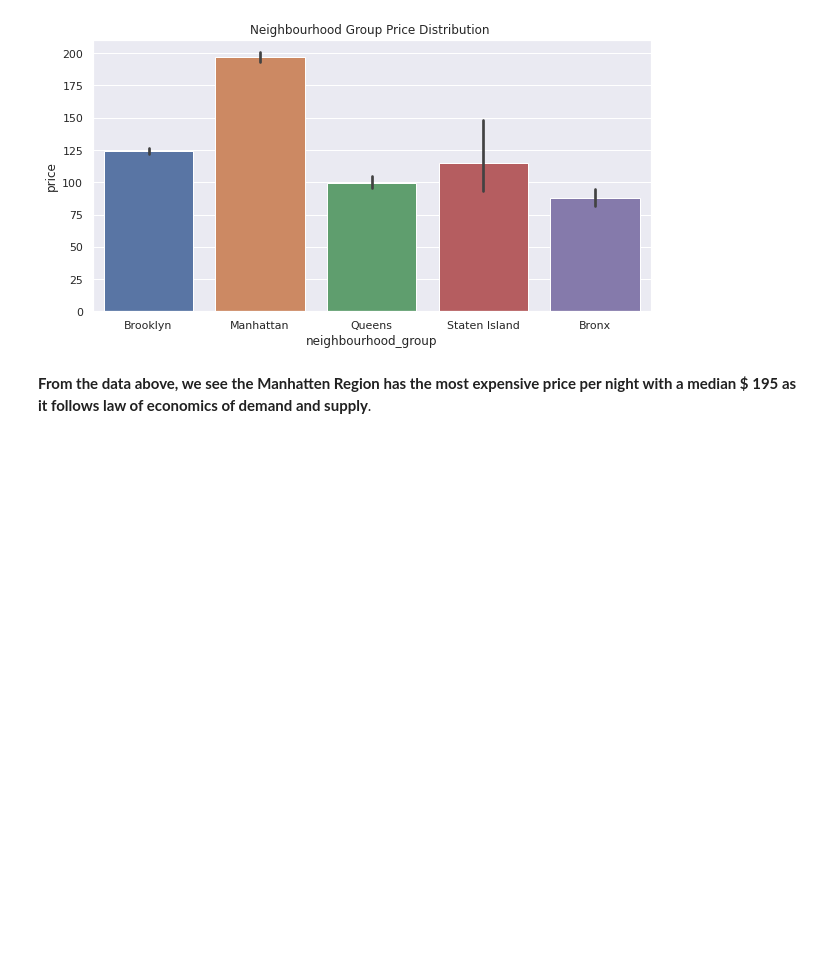
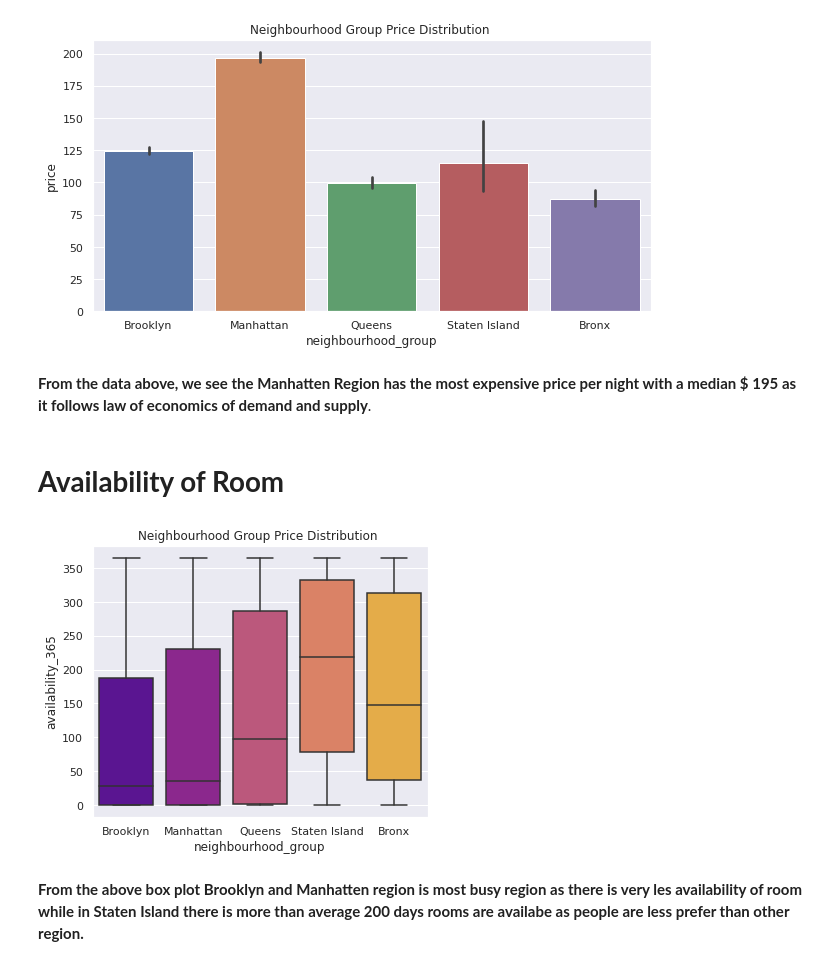
Before and after one commit to Shubhampatil555/Airbnb-booking-data-analysis, a Jupyter notebook: EDA_of_Airbnb_data_analysis_capstone_project.ipynb, the cells around one changed output. Drawn from its saved outputs; the diff is of its cells as text; code cells hidden in the pictures; blank space fills up the shorter version.

```diff
--- a/EDA_of_Airbnb_data_analysis_capstone_project.ipynb
+++ b/EDA_of_Airbnb_data_analysis_capstone_project.ipynb
@@ -406,3 +406,14 @@ plt.show()
 [figure]
 # %% [markdown]
 **From the data above, we see the Manhatten Region has the most expensive price per night with a median $ 195 as it follows law of economics of demand and supply**.
+# %% [markdown]
+# **Availability of Room**
+# %%
+# Relation between neighbourgroup and Availability of Room
+plt.figure(figsize=(6,5))
+plt.title('Neighbourhood Group Price Distribution ')
+ax = sns.boxplot(data=airbnb, x='neighbourhood_group',y='availability_365',palette='plasma')
+# %% [output]
+[figure, added]
+# %% [markdown]
+**From the above box plot Brooklyn and Manhatten region is most busy region as there is very les availability of room while in Staten Island there is more than average 200 days rooms are availabe as people are less prefer than other region.**
```
